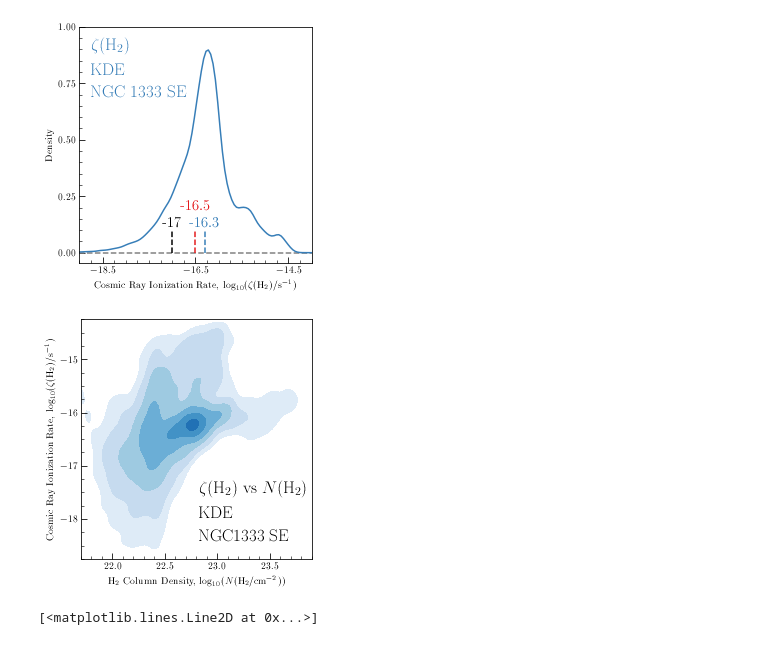
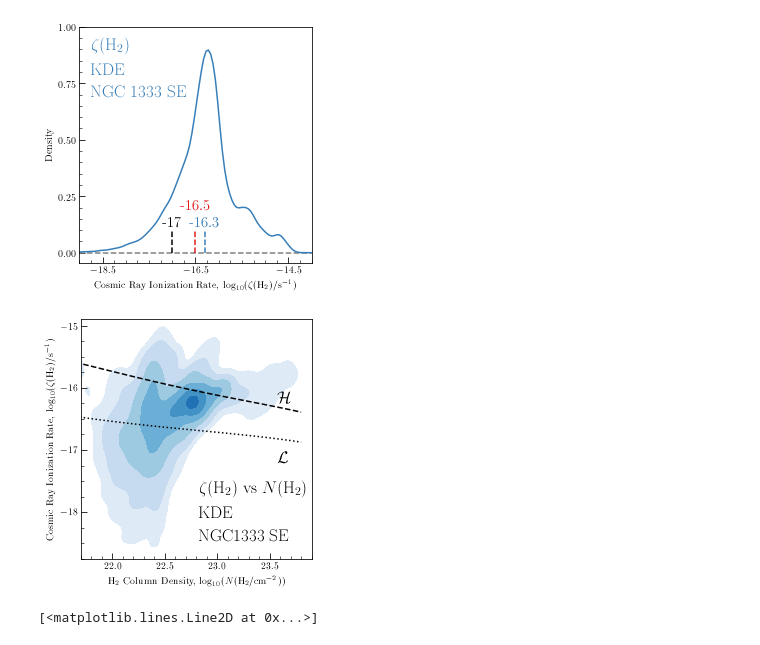
Before and after one commit to jpinedaf/NGC1333_NOEMA_Ions, a Jupyter notebook: NGC1333_Ions_Calculations.ipynb, the cells around one changed output. Cells and saved outputs as stored; diff of their text form; code cells hidden in the pictures.

```diff
--- a/NGC1333_Ions_Calculations.ipynb
+++ b/NGC1333_Ions_Calculations.ipynb
@@ -868,9 +887,15 @@ Where $R_H = [{\rm HCO}^+]/[{\rm CO}]$.
 
 Also, we will use the density derived from Herschel and also assume a density of $10^3$ cm$^{-3}$, variable defined at the top.
 # %%
-zeta_mean_n = (7.5e-4 * xe_fd + 4.6e-10/f_D) * xe_fd * R_H * n_H2_mean
+# Results from Caselli+2002
 zeta = (7.5e-4 * xe_fd + 4.6e-10/f_D) * xe_fd * R_H * (n_H2 * u.cm**3)
-print(10**np.nanmean(np.log10(zeta)))
+# zeta = (7.1e-4 * xe_fd + 7.38e-10/f_D) * xe_fd * R_H * (n_H2 * u.cm**3)
+log_zeta = np.log10(zeta).value
+
+fits.writeto(file_zeta, log_zeta, hd_TdV, overwrite=True)
+fits.setval(file_zeta, 'BUNIT', value='', comment='log10(zeta/s^-1)')
+
+print(10**np.nanmean(log_zeta))
 # %% [output]
 5.0681078128543435e-17
 # %%
@@ -928,6 +927,4 @@ fig.savefig('figs/NGC1333_Zeta_mean_n.pdf', dpi=200, bbox_inches='tight')
 # %%
-log_zeta = np.log10(zeta)
-
 xrange = np.array([-19, -14])
 
 gd_zeta = np.isfinite(log_zeta)
@@ -982,10 +979,9 @@ log_zeta_max = -14
 log_H2_min = 21.5
 log_H2_max = 24.0
 
-# log_H2 = np.log10(N_H2.value)
-# hdu_log10_h2
+mask_local_cr = fits.getdata('data/NGC1333_SE_mask.fits')
 
-gd_map = np.isfinite( 1./ (hdu_log10_h2.data * log_zeta))
+gd_map = np.isfinite( 1./ (hdu_log10_h2.data * log_zeta)) * (mask_local_cr == 0)
 my_X = hdu_log10_h2.data[gd_map]
 my_Y = log_zeta[gd_map]
 
@@ -995,39 +991,63 @@ values = np.vstack([my_X, my_Y])
 
 kernel_log_H2_zeta = stats.gaussian_kde(values)
 my_Z = np.reshape(kernel_log_H2_zeta(positions).T, xx_log_H2_zeta.shape)
+# %%
+from numpy.polynomial.polynomial import polyval
+poly_model_h = np.array([1.001098610761e7, -4.231294690194e6,
+                         7.921914432011e5, -8.623677095423e4,
+                         6.015889127529e3, -2.789238383353e2,
+                         8.595814402406, -1.698029737474e-1,
+                         1.951179287567e-3, -9.937499546711e-6])
+poly_model_l = np.array([-3.331056497233e6, 1.207744586503e6,
+                         -1.913914106234e5, 1.731822350618e4,
+                         -9.790557206178e2, 3.543830893824e1,
+                         -8.034869454520e-1, 1.048808593086e-2,
+                         -6.188760100997e-5, 3.122820990797e-8])
+
+log_N_H2_sample = np.arange(21.5, 23.9, 0.1)
+log_zeta_sample_h = polyval(log_N_H2_sample, poly_model_h)
+log_zeta_sample_l = polyval(log_N_H2_sample, poly_model_l)
 # %%
 fig, ax = plt.subplots(figsize=(4, 4))
 
 levels = levels_norm * my_Z.max()
 cfset = ax.contourf(xx_log_H2_zeta, yy_log_H2_zeta,
                     my_Z, colors=color_levels2,
                     levels=levels_norm_l * my_Z.max())
 
 ax.set_xlabel(r"H$_2$ Column Density, $\log_{10}(N({\rm H_2 /cm^{-2}}))$")
 ax.set_ylabel(r"Cosmic Ray Ionization Rate, $\log_{10}(\zeta({\rm H_2}) / {\rm s^{-1}})$")
 
 ax.text(0.5125, 0.075,  r'NGC1333 SE', color='black',
         transform=ax.transAxes, size=17, weight=60)
 ax.text(0.5125, 0.175,  r'KDE', color='black',
         transform=ax.transAxes, size=17, weight=60)
 ax.text(0.5125, 0.275,  r'$\zeta({\rm H_2})$ vs $N({\rm H_2})$', color='black',
         transform=ax.transAxes, size=17, weight=60)
 
+ax.plot(log_N_H2_sample, log_zeta_sample_h, ls="--", color='k')
+ax.plot(log_N_H2_sample, log_zeta_sample_l, ls=":", color='k')
+ax.text(0.85, 0.65,  r'$\mathcal{H}$', color='black',
+        transform=ax.transAxes, size=17, weight=60)
+
+ax.text(0.85, 0.40,  r'$\mathcal{L}$', color='black',
+        transform=ax.transAxes, size=17, weight=60)
+
 ax.set_xlim([21.7, 23.9])
-ax.set_ylim([-18.75, -14.25])
+ax.set_ylim([-18.75, -14.9])
 #
 #
 # Setup for Ticks
 #
 ax.set_xticks([22, 22.5, 23., 23.5])
 ax.set_yticks([-18, -17, -16, -15])
 ax.xaxis.set_minor_locator(MultipleLocator(0.1))
 ax.yaxis.set_minor_locator(MultipleLocator(0.25))
 #
 plt.tight_layout()
 fig.savefig('figs/NGC1333_log_zeta_log_N_H2_KDE.pdf', dpi=100, bbox_inches='tight')
 # %% [output]
-[figure, old version]
+[figure, new version]
 # %%
 fig, ax = plt.subplots(figsize=(4, 4))
 
```
Also changed, not shown: parts of 24 cells of this notebook, 27 other files.
